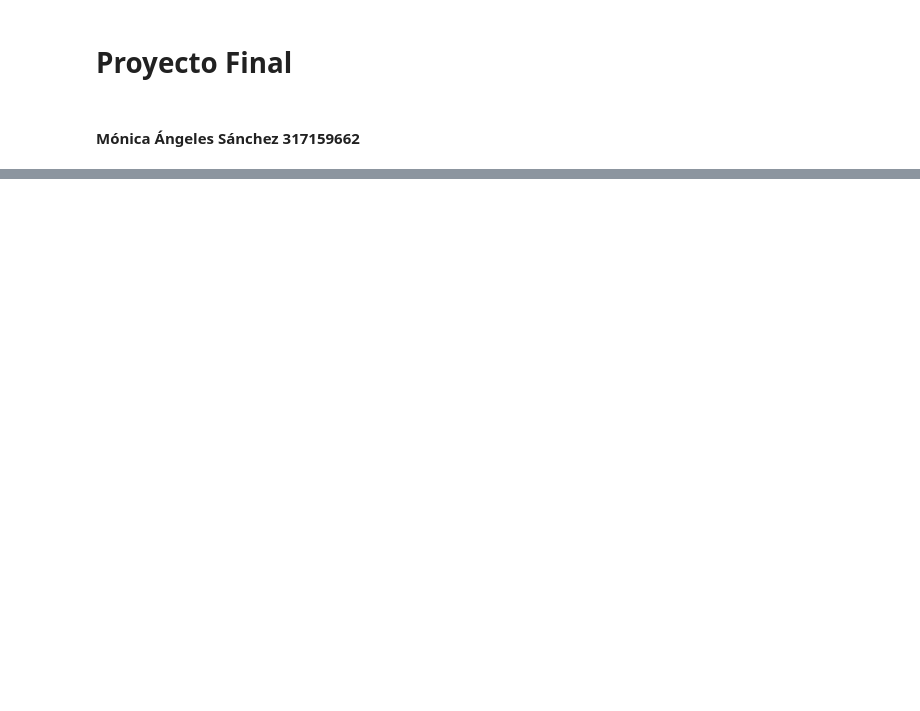
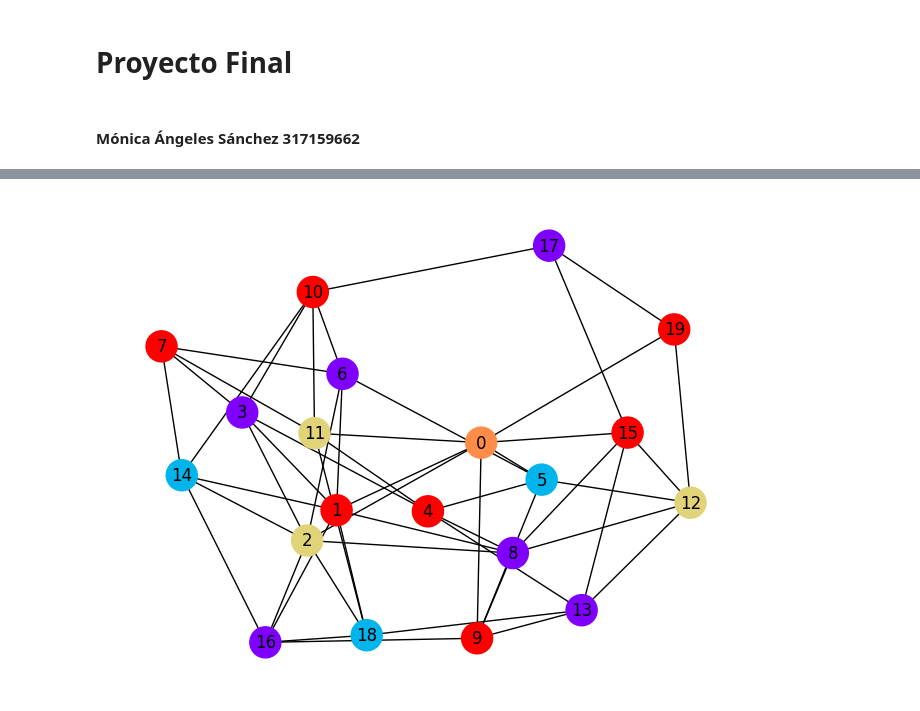
Before and after one commit to Monica281/IDO, a Jupyter notebook: Proyecto_BusquedaTabu.ipynb, the cells around one changed output, grey strips where cells are left out. Drawn from its saved outputs; the diff is of its cells as text; code cells hidden in the pictures; blank space fills up the shorter version.

```diff
--- a/Proyecto_BusquedaTabu.ipynb
+++ b/Proyecto_BusquedaTabu.ipynb
@@ -169,0 +224,43 @@ dibujar_grafica(matriz_adyacencia, solucion_final)
+# %%
+# EJEMPLO 3
+
+matriz_adyacencia_3 = [
+    [0, 1, 1, 0, 0, 1, 0, 0, 0, 1, 0, 1, 0, 0, 0, 1, 0, 0, 0, 1],
+    [1, 0, 0, 1, 0, 0, 1, 0, 1, 0, 0, 0, 0, 0, 1, 0, 1, 0, 1, 0],
+    [1, 0, 0, 1, 0, 0, 1, 0, 1, 0, 0, 0, 0, 0, 1, 0, 1, 0, 1, 0],
+    [0, 1, 1, 0, 1, 0, 0, 1, 0, 0, 1, 0, 0, 0, 0, 0, 0, 0, 0, 0],
+    [0, 0, 0, 1, 0, 1, 0, 0, 1, 0, 0, 1, 0, 1, 0, 0, 0, 0, 0, 0],
+    [1, 0, 0, 0, 1, 0, 1, 0, 0, 1, 0, 0, 1, 0, 0, 0, 0, 0, 0, 0],
+    [0, 1, 1, 0, 0, 1, 0, 1, 0, 0, 1, 0, 0, 0, 0, 0, 0, 0, 0, 0],
+    [0, 0, 0, 1, 0, 0, 1, 0, 0, 0, 0, 1, 0, 0, 1, 0, 0, 0, 0, 0],
+    [0, 1, 1, 0, 1, 0, 0, 0, 0, 1, 0, 0, 1, 0, 0, 1, 0, 0, 0, 0],
+    [1, 0, 0, 0, 0, 1, 0, 0, 1, 0, 0, 0, 0, 1, 0, 0, 1, 0, 0, 0],
+    [0, 0, 0, 1, 0, 0, 1, 0, 0, 0, 0, 1, 0, 0, 1, 0, 0, 1, 0, 0],
+    [1, 0, 0, 0, 1, 0, 0, 1, 0, 0, 1, 0, 0, 0, 0, 0, 0, 0, 1, 0],
+    [0, 0, 0, 0, 0, 1, 0, 0, 1, 0, 0, 0, 0, 1, 0, 1, 0, 0, 0, 1],
+    [0, 0, 0, 0, 1, 0, 0, 0, 0, 1, 0, 0, 1, 0, 0, 1, 0, 0, 1, 0],
+    [0, 1, 1, 0, 0, 0, 0, 1, 0, 0, 1, 0, 0, 0, 0, 0, 1, 0, 0, 0],
+    [1, 0, 0, 0, 0, 0, 0, 0, 1, 0, 0, 0, 1, 1, 0, 0, 0, 1, 0, 0],
+    [0, 1, 1, 0, 0, 0, 0, 0, 0, 1, 0, 0, 0, 0, 1, 0, 0, 0, 1, 0],
+    [0, 0, 0, 0, 0, 0, 0, 0, 0, 0, 1, 0, 0, 0, 0, 1, 0, 1, 0, 1],
+    [0, 1, 1, 0, 0, 0, 0, 0, 0, 0, 0, 1, 0, 0, 0, 0, 1, 0, 1, 0],
+    [1, 0, 0, 0, 0, 0, 0, 0, 0, 0, 0, 0, 1, 0, 0, 0, 0, 1, 0, 1]
+]
+
+
+# Definimos el número de vértices
+num_vertices = len(matriz_adyacencia_3)
+
+# Definimos como criterio de paro un número máximo de iteraciones
+max_iteraciones_3 = 500
+
+# Definimos el número de iteraciones que permanecerá en la lista tabú.
+tam_tabu_3 = 3
+
+# Ejecutamos la búsqueda tabu
+solucion_final_3 = busqueda_tabu(matriz_adyacencia_3, num_vertices, max_iteraciones_3, tam_tabu_3)[0]
+
+# Dibujar la gráfica con la solución final
+dibujar_grafica(matriz_adyacencia_3, solucion_final_3)
+# %% [output]
+[figure, added]
```
Also changed, not shown: parts of 10 cells of this notebook.
